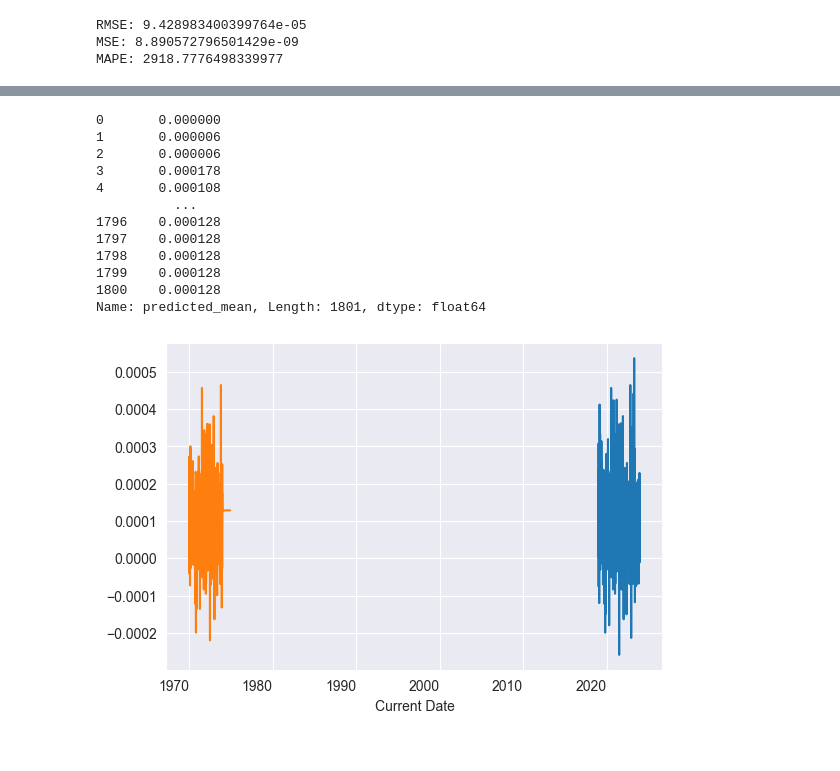
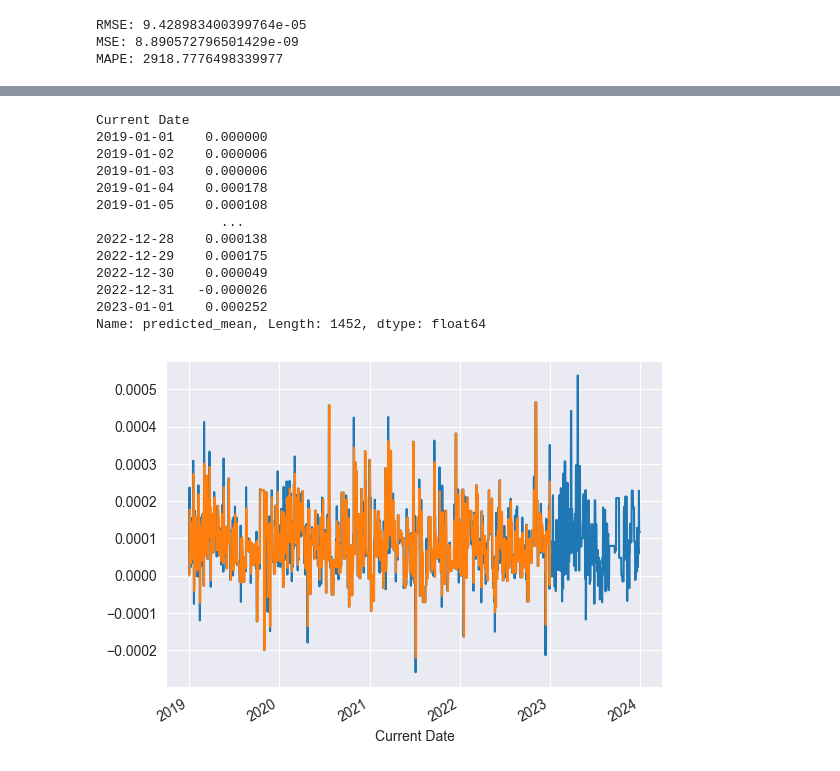
Before and after one commit to VanujaDesilva/Analyzing-HCHO-Gas-Levels-in-Sri-Lanka, a Jupyter notebook: DataPreProcessing.ipynb, the cells around one changed output, grey strips where cells are left out. Saved outputs shown, nothing was run; the diff lists cells and outputs as text; code cells hidden in the pictures.

```diff
--- a/DataPreProcessing.ipynb
+++ b/DataPreProcessing.ipynb
@@ -855,10 +811,11 @@ train_data, test_data = deniyaya_df[0:train_size], deniyaya_df[train_size:]
 model = ARIMA(train_data['HCHO reading'], order=(1, 1, 0))
 model_fit = model.fit()
 
-forecast = model_fit.predict(end = 1800)
+forecast = model_fit.predict(start = 0)
 print(model_fit.summary())
 
-deniyaya_df["HCHO reading"].plot()
+a = deniyaya_df["HCHO reading"]
+a.plot()
 forecast.plot()
 forecast
 # %% [output]
@@ -871,24 +828,25 @@ Time:                        11:36:34   BIC                         -23180.650
 Sample:                             0   HQIC                        -23187.270
                                - 1452
 Covariance Type:                  opg
 ==============================================================================
                  coef    std err          z      P>|z|      [0.025      0.975]
 ------------------------------------------------------------------------------
 ... (8 lines left out)
 
 Warnings:
 [1] Covariance matrix calculated using the outer product of gradients (complex-step).
 [2] Covariance matrix is singular or near-singular, with condition number 7.69e+24. Standard errors may be unstable.
-0       0.000000
-1       0.000006
-2       0.000006
-3       0.000178
-4       0.000108
-          ...
-1796    0.000128
-1797    0.000128
-1798    0.000128
-1799    0.000128
-1800    0.000128
-Name: predicted_mean, Length: 1801, dtype: float64
+Current Date
+2019-01-01    0.000000
+2019-01-02    0.000006
+2019-01-03    0.000006
+2019-01-04    0.000178
+2019-01-05    0.000108
+                ...
+2022-12-28    0.000138
+2022-12-29    0.000175
+2022-12-30    0.000049
+2022-12-31   -0.000026
+2023-01-01    0.000252
+Name: predicted_mean, Length: 1452, dtype: float64
-[figure, old version]
+[figure, new version]
```
Also changed, not shown: parts of 22 cells of this notebook.
